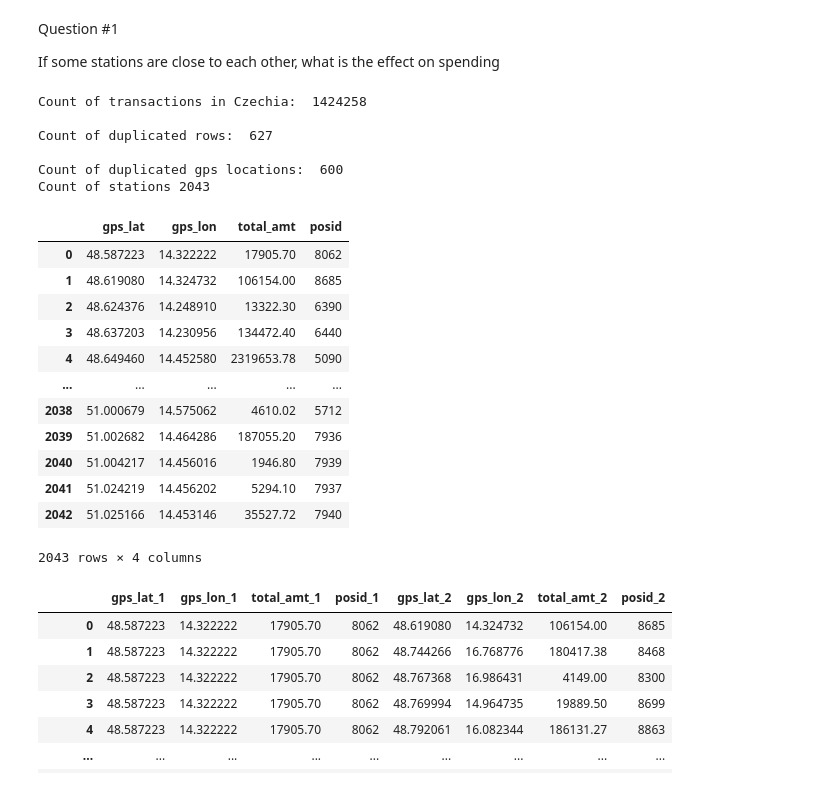
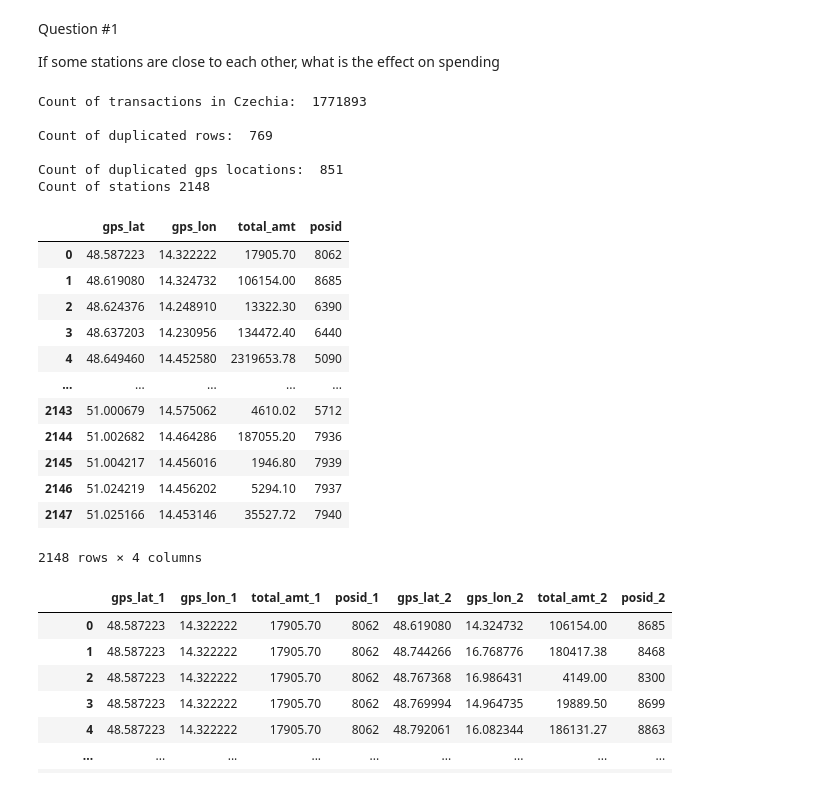
Before and after one commit to bkapustik/DataScience-NDBI048-transactions-at-petrol-stations, a Jupyter notebook: report-preparation.ipynb, the cells around one changed output. Cells and saved outputs as stored; diff of their text form; code cells hidden in the pictures.

```diff
--- a/report-preparation.ipynb
+++ b/report-preparation.ipynb
@@ -232,7 +232,6 @@ stationProximityDataSet: pd.DataFrame = pd.read_csv("data/benz-tr.csv")
 # Drop rows where country is not czechia
 
 stationProximityDataSet = stationProximityDataSet[stationProximityDataSet.country == "cze"]
-stationProximityDataSet = stationProximityDataSet[~stationProximityDataSet["city"].str.startswith(("praha", "brno", "ostrava"), na=False)]
 
 print("\nCount of transactions in Czechia: ", stationProximityDataSet.shape[0])
 
@@ -255,43 +254,43 @@ stationsWithDifferingGPS = stationProximityDataSet.groupby("posid", as_index=Fal
 duplicateSubset = ["gps_lat", "gps_lon"]
 
 print('\nCount of duplicated gps locations: ',
       sum(stationsWithDifferingGPS.duplicated(subset=duplicateSubset)))
 # This is problematic because some stations share same gps location
 # But considering that the gps is in most cases if not all cases precise for 5-6 decimal points which is 0.1m precision, we will consider them as one station
 
 stationsWithDifferingGPS = stationProximityDataSet.groupby("posid", as_index=False).agg(
     total_amt=("amt", "sum"),
     gps_lat=("pos_gps_lat", lambda x: x.mode()[0] if not x.mode().empty else np.nan),
     gps_lon=("pos_gps_lon", lambda x: x.mode()[0] if not x.mode().empty else np.nan)
 )
 
 stationsWithDifferingGPS = stationsWithDifferingGPS.groupby(['gps_lat', 'gps_lon'], as_index=False).agg(
     total_amt=('total_amt', 'sum'),
     posid=('posid', 'first')
 )
 
 print('Count of stations', stationsWithDifferingGPS.shape[0])
 stationsWithDifferingGPS
 # %% [output]
-Count of transactions in Czechia:  1424258
+Count of transactions in Czechia:  1771893
 
-Count of duplicated rows:  627
+Count of duplicated rows:  769
 
-Count of duplicated gps locations:  600
-Count of stations 2043
+Count of duplicated gps locations:  851
+Count of stations 2148
 |  | gps_lat | gps_lon | total_amt | posid |
 | 0 | 48.587223 | 14.322222 | 17905.70 | 8062 |
 | 1 | 48.619080 | 14.324732 | 106154.00 | 8685 |
 | 2 | 48.624376 | 14.248910 | 13322.30 | 6390 |
 | 3 | 48.637203 | 14.230956 | 134472.40 | 6440 |
 | 4 | 48.649460 | 14.452580 | 2319653.78 | 5090 |
 | ... | ... | ... | ... | ... |
-| 2038 | 51.000679 | 14.575062 | 4610.02 | 5712 |
-| 2039 | 51.002682 | 14.464286 | 187055.20 | 7936 |
-| 2040 | 51.004217 | 14.456016 | 1946.80 | 7939 |
-| 2041 | 51.024219 | 14.456202 | 5294.10 | 7937 |
-| 2042 | 51.025166 | 14.453146 | 35527.72 | 7940 |
+| 2143 | 51.000679 | 14.575062 | 4610.02 | 5712 |
+| 2144 | 51.002682 | 14.464286 | 187055.20 | 7936 |
+| 2145 | 51.004217 | 14.456016 | 1946.80 | 7939 |
+| 2146 | 51.024219 | 14.456202 | 5294.10 | 7937 |
+| 2147 | 51.025166 | 14.453146 | 35527.72 | 7940 |
-2043 rows × 4 columns
+2148 rows × 4 columns
 # %%
 from geopy import distance
 
```
Also changed, not shown: parts of 2 cells of this notebook, 5 other files.
